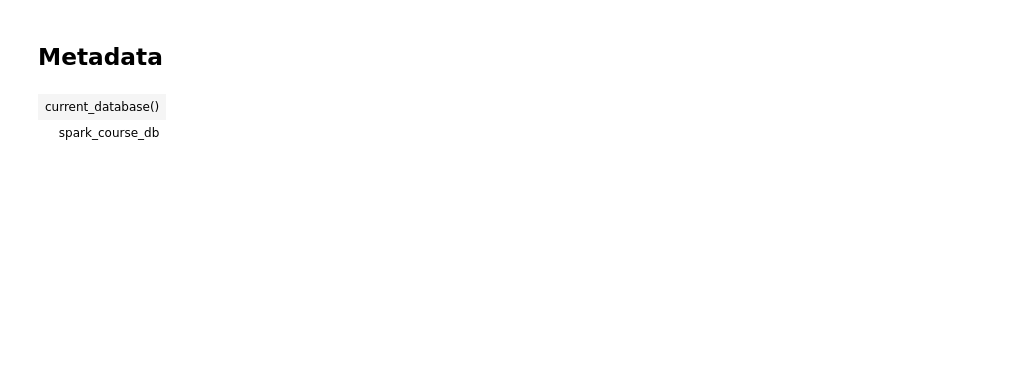
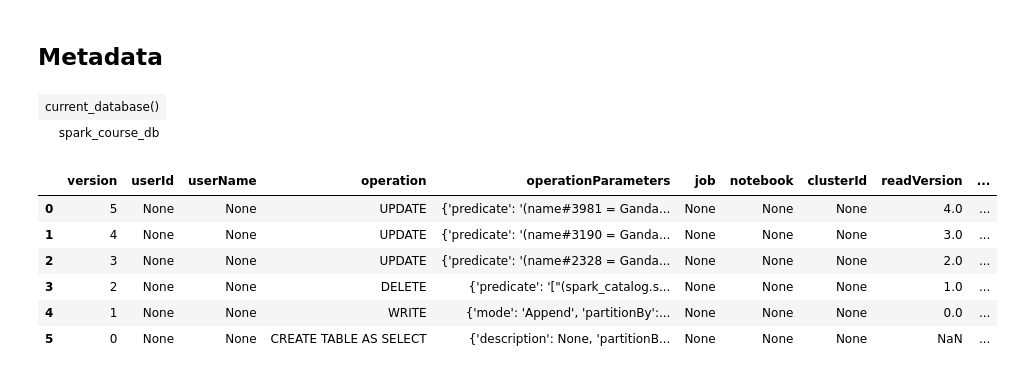
Before and after one commit to siladitya-basu/Spark-Course, a Jupyter notebook: Notebooks/08-sparksql.ipynb, the cells around one changed output. Cells and saved outputs as stored; diff of their text form; code cells hidden in the pictures; blank space fills up the shorter version.

```diff
--- a/Notebooks/08-sparksql.ipynb
+++ b/Notebooks/08-sparksql.ipynb
@@ -490,6 +672,18 @@ select current_database()
 # %% [output]
 | current_database() |
 | spark_course_db |
+# %%
+display(
+    spark.sql('describe history fellowship_delta').drop('timestamp')
+)
+# %% [output]
+|  | version | userId | userName | operation | operationParameters | job | notebook | clusterId | readVersion | ... |
+| 0 | 5 | None | None | UPDATE | {'predicate': '(name#3981 = Ganda... | None | None | None | 4.0 | ... |
+| 1 | 4 | None | None | UPDATE | {'predicate': '(name#3190 = Ganda... | None | None | None | 3.0 | ... |
+| 2 | 3 | None | None | UPDATE | {'predicate': '(name#2328 = Ganda... | None | None | None | 2.0 | ... |
+| 3 | 2 | None | None | DELETE | {'predicate': '["(spark_catalog.s... | None | None | None | 1.0 | ... |
+| 4 | 1 | None | None | WRITE | {'mode': 'Append', 'partitionBy':... | None | None | None | 0.0 | ... |
+| 5 | 0 | None | None | CREATE TABLE AS SELECT | {'description': None, 'partitionB... | None | None | None | NaN | ... |
 # %%
 %%sparksql
 
```
Also changed, not shown: parts of 27 cells of this notebook.
